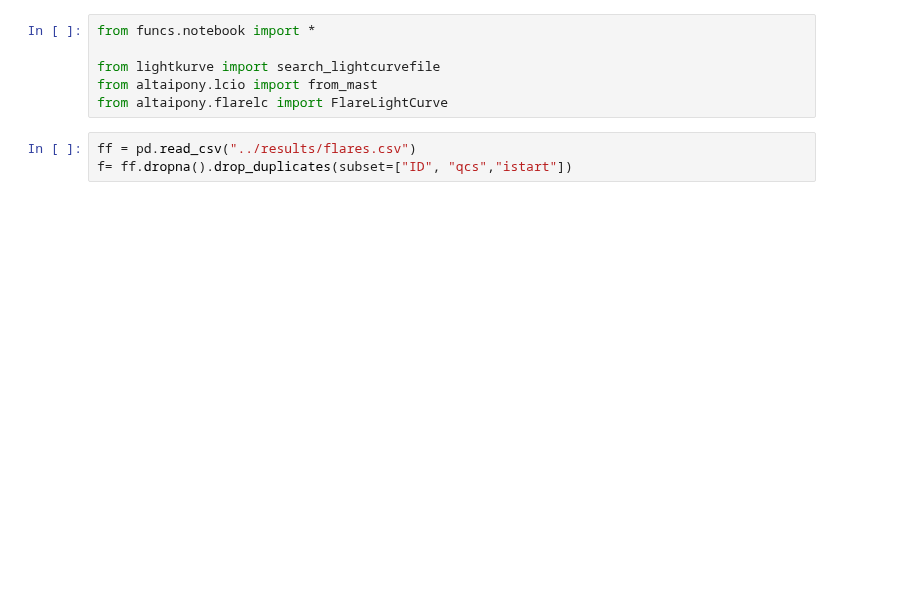
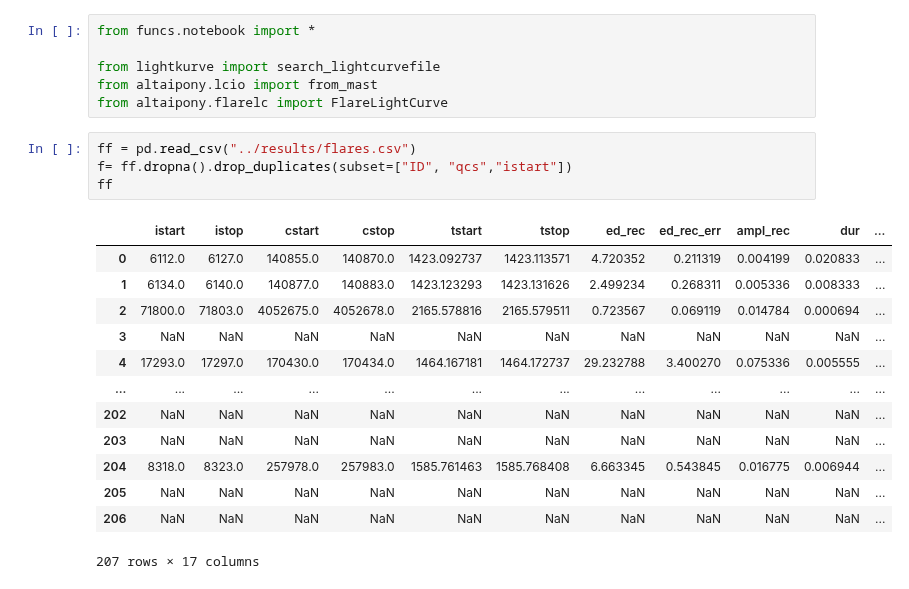
Before and after one commit to ekaterinailin/flaring-spi, a Jupyter notebook: notebooks/inspect_flare.ipynb, the cells around one changed output. Cells and saved outputs as stored; diff of their text form; blank space fills up the shorter version.

```diff
--- a/notebooks/inspect_flare.ipynb
+++ b/notebooks/inspect_flare.ipynb
@@ -7,6 +7,21 @@ from altaipony.flarelc import FlareLightCurve
 # %%
 ff = pd.read_csv("../results/flares.csv")
 f= ff.dropna().drop_duplicates(subset=["ID", "qcs","istart"])
+ff
+# %% [output]
+|  | istart | istop | cstart | cstop | tstart | tstop | ed_rec | ed_rec_err | ampl_rec | dur | ... |
+| 0 | 6112.0 | 6127.0 | 140855.0 | 140870.0 | 1423.092737 | 1423.113571 | 4.720352 | 0.211319 | 0.004199 | 0.020833 | ... |
+| 1 | 6134.0 | 6140.0 | 140877.0 | 140883.0 | 1423.123293 | 1423.131626 | 2.499234 | 0.268311 | 0.005336 | 0.008333 | ... |
+| 2 | 71800.0 | 71803.0 | 4052675.0 | 4052678.0 | 2165.578816 | 2165.579511 | 0.723567 | 0.069119 | 0.014784 | 0.000694 | ... |
+| 3 | NaN | NaN | NaN | NaN | NaN | NaN | NaN | NaN | NaN | NaN | ... |
+| 4 | 17293.0 | 17297.0 | 170430.0 | 170434.0 | 1464.167181 | 1464.172737 | 29.232788 | 3.400270 | 0.075336 | 0.005555 | ... |
+| ... | ... | ... | ... | ... | ... | ... | ... | ... | ... | ... | ... |
+| 202 | NaN | NaN | NaN | NaN | NaN | NaN | NaN | NaN | NaN | NaN | ... |
+| 203 | NaN | NaN | NaN | NaN | NaN | NaN | NaN | NaN | NaN | NaN | ... |
+| 204 | 8318.0 | 8323.0 | 257978.0 | 257983.0 | 1585.761463 | 1585.768408 | 6.663345 | 0.543845 | 0.016775 | 0.006944 | ... |
+| 205 | NaN | NaN | NaN | NaN | NaN | NaN | NaN | NaN | NaN | NaN | ... |
+| 206 | NaN | NaN | NaN | NaN | NaN | NaN | NaN | NaN | NaN | NaN | ... |
+207 rows × 17 columns
 # %%
 f.shape, ff.dropna().shape
 # %% [output]
```
Also changed, not shown: parts of 11 cells of this notebook, 3 other files.
